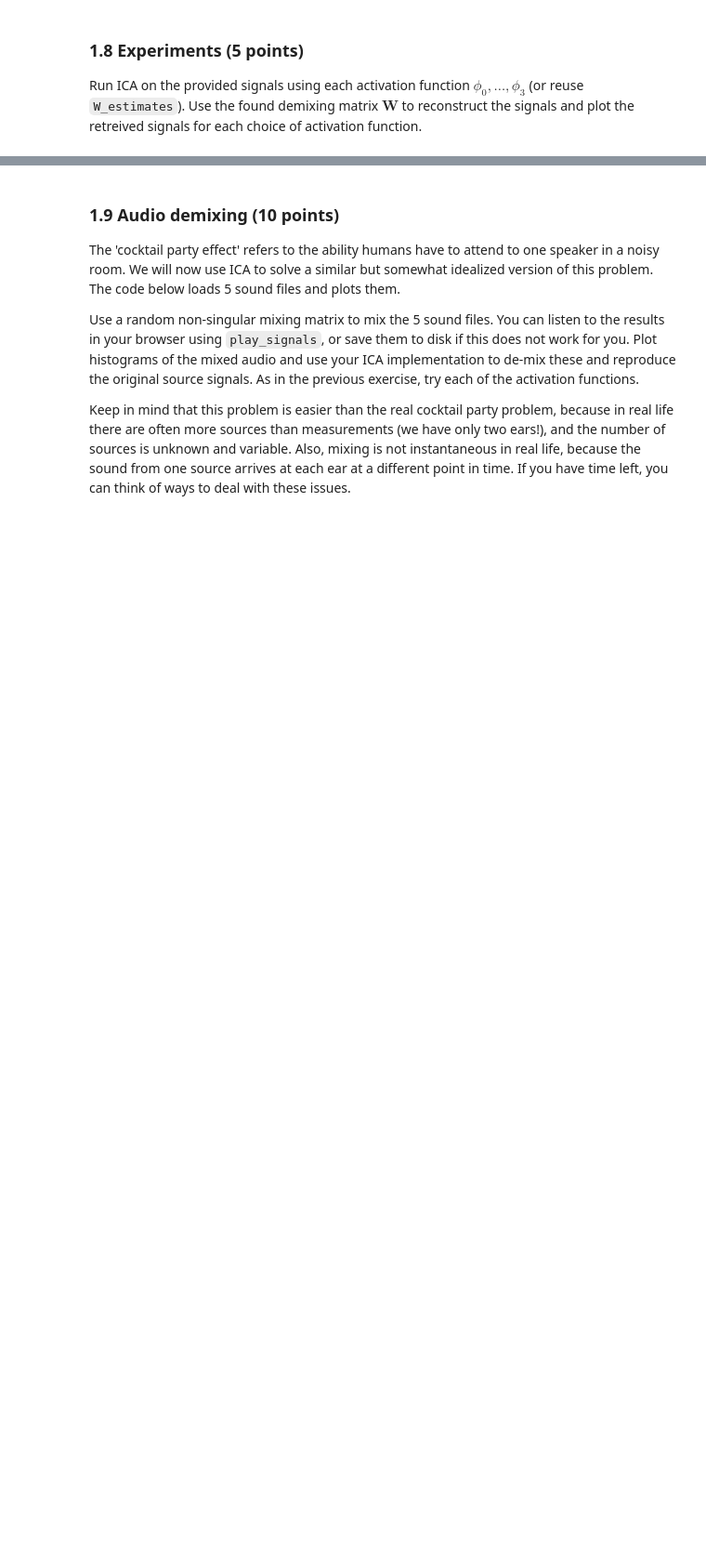
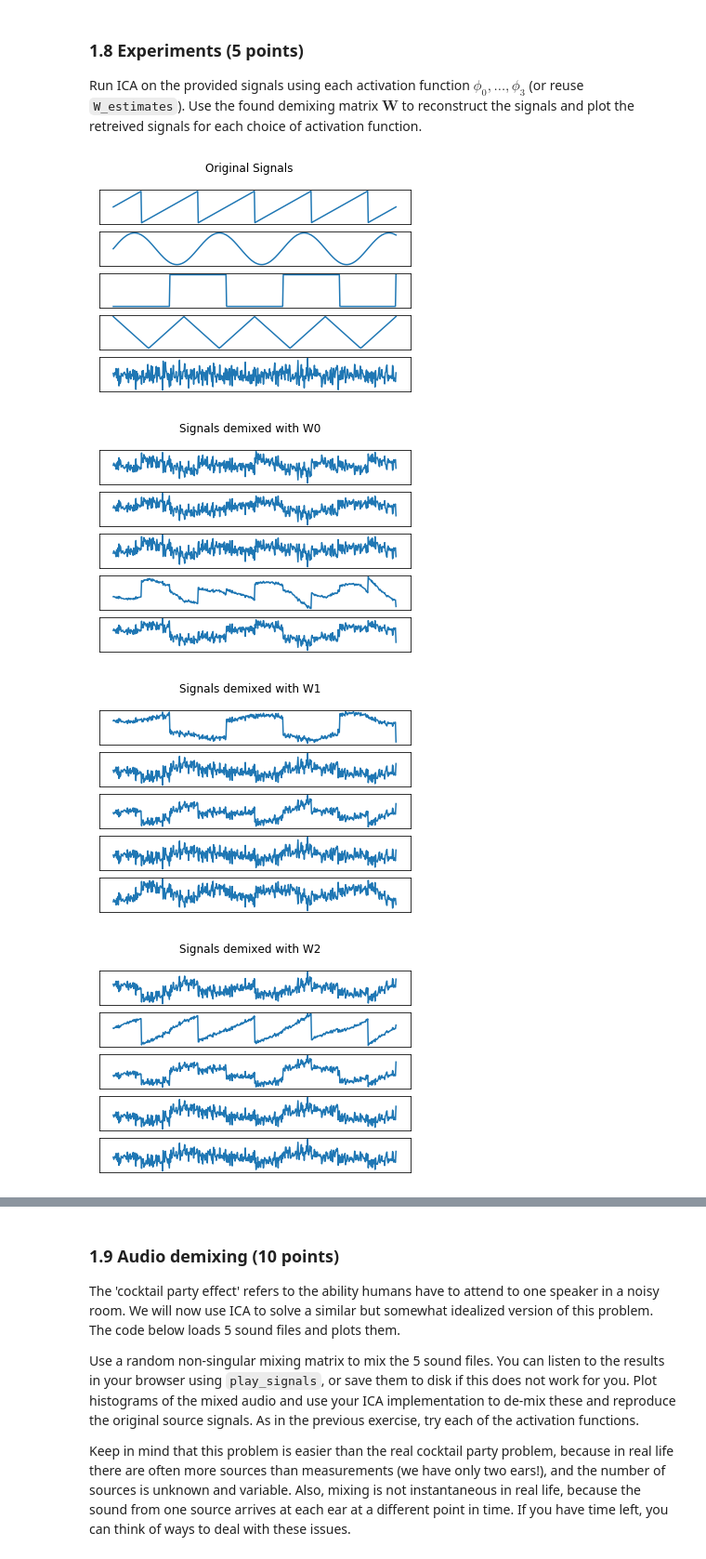
Before and after one commit to Kaleidophon/bayesian-buffalo, a Jupyter notebook: lab1/lab1.ipynb, the cells around one changed output, grey strips where cells are left out. Shown at 93% size. Cells and saved outputs as stored; diff of their text form; code cells hidden in the pictures; blank space fills up the shorter version.

```diff
--- a/lab1/lab1.ipynb
+++ b/lab1/lab1.ipynb
@@ -321,25 +336,47 @@ A covariant algorithm is an algorithm that "should give the same results indepen
 Implement the covariant ICA algorithm as described in MacKay. Write a function `ICA(X, activation_function, learning_rate)`, that returns the demixing matrix $\mathbf{W}$. The input `activation_function` should accept a function such as `lambda a: -tanh(a)`. Update the gradient in batch mode, averaging the gradients over the whole dataset for each update. Make it efficient, so use matrix operations instead of loops where possible (loops are slow in interpreted languages such as python and matlab, whereas matrix operations are internally computed using fast C code). Experiment with the learning rate and the initialization of $\mathbf{W}$. Your algorithm should be able to converge (i.e. `np.linalg.norm(grad) < 1e-5`) in within 10000 steps.
 # %%
 ### 1.7 Independent Component Analysis
-def ICA(X, activation_function, learning_rate=0.1, threshold=1e-5):
+def ICA(X, activation_function, learning_rate=None, threshold=1e-5, max_iterations=50000, verbose=True):
+    learning_rates = {
+        "phi_0": 0.3, "phi_1": 0.1, "phi_2": 0.01, "phi_3": 0.3
+    }
+    if learning_rate is None:
+        learning_rate = learning_rates[activation_function.__name__]
+
+    if verbose:
+        print("\n\nStarting ICA with {} and learning rate of {}.".format(activation_function.__name__, learning_rate))
     num_signals = X.shape[0]
+    data_size = X.shape[1]
     W = np.random.rand(num_signals, num_signals)
     gradW = np.zeros((num_signals, num_signals))
     norm = np.inf
     iteration = 0
 
-    while norm > threshold and iteration < 10000:
+    while norm > threshold and iteration < max_iterations:
         A = W @ X
         Z = activation_function(A)
-        Xprime = W @ A
-        gradW = W + Z @ Xprime.T
-        gradW = gradW / num_signals  # batch
+        Xprime = W.T @ A
+        gradW = W + (Z @ Xprime.T)
+        gradW = gradW / data_size  # batch
         #print(gradW)
         norm = np.linalg.norm(gradW)
-        W = W - learning_rate * gradW
-        print("\rIteration #{} | Gradient norm: {:.6f} | {}".format(iteration + 1, norm, (norm > threshold)), flush=True, end="" )
+
+        #if np.isnan(norm):
+        #    norm = sys.maxsize
+
+        W = W + (learning_rate * gradW)
+
+        if verbose:
+            print(
+                "\rIteration #{} | Gradient norm: {:.6f} | {}{}".format(
+                    iteration + 1, norm,
+                    "Not converged" if norm > threshold else "Converged",
+                    " "*30
+                ),
+                flush=True, end=""
+            )
         iteration += 1
 
     return W
 
-W_est = ICA(Xw, lambda a: -np.tanh(a), learning_rate=0.01)  # Compare with ICA(X)
+#W_est = ICA(Xw, phi_2, learning_rate=0.01)  # Compare with ICA(X)
@@ -370,0 +404,12 @@ def does_whitening_make_a_difference():
+# %%
+# 1.8 Experiments
+
+plot_signals(S, title="Original Signals")
+for i, W_estimate in enumerate(W_estimates):
+    demixed_signals = W_estimate @ X
+    plot_signals(demixed_signals, title="Signals demixed with W{}".format(i))
+# %% [output]
+[figure, added]
+[figure, added]
+[figure, added]
+[figure, added]
```
Also changed, not shown: parts of 16 cells of this notebook.
